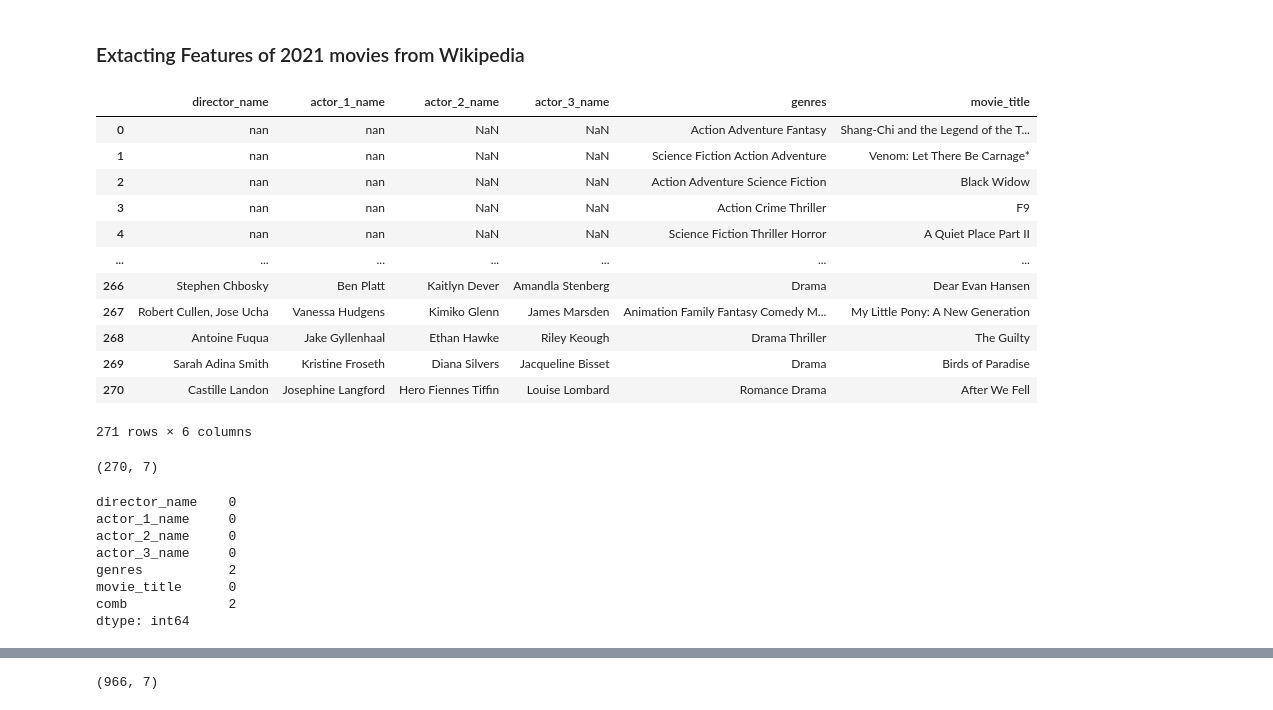
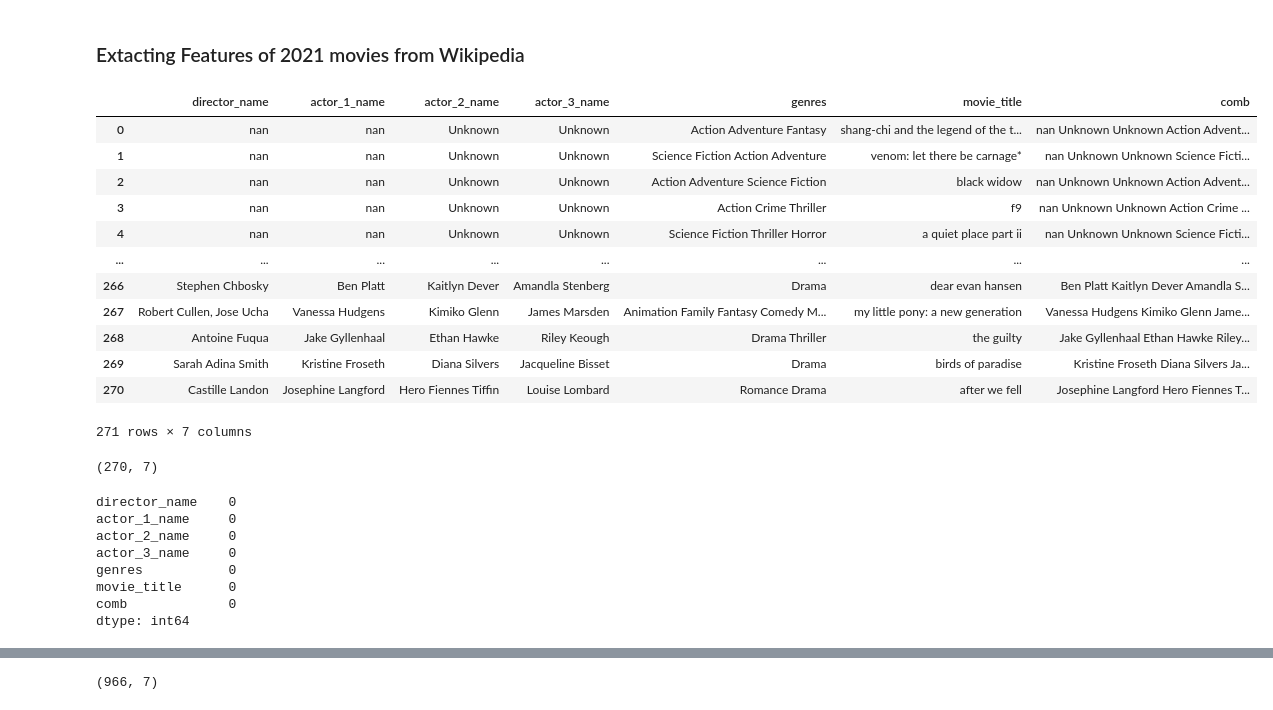
Before and after one commit to Hassi34/MovieRecommendationSystem-Flask, a Jupyter notebook: Preprocessing3.ipynb, the cells around one changed output, grey strips where cells are left out. Drawn from its saved outputs; the diff is of its cells as text; code cells hidden in the pictures.

```diff
--- a/Preprocessing3.ipynb
+++ b/Preprocessing3.ipynb
@@ -134,8 +136,8 @@ new_df18
 | 269 | David Slade | Fionn Whitehead | Will Poulter | Asim Chaudhry | Science Fiction Mystery Drama Thr... | Black Mirror: Bandersnatch |
 270 rows × 6 columns
 # %%
-for col in ['actor_2_name', 'actor_3_name']:
-    new_df18[col]  = new_df18[col].replace(np.nan, 'unknown')
+for col in ['actor_1_name', 'actor_2_name', 'actor_3_name', 'director_name', 'genres']:
+    new_df18[col] = new_df18[col].replace(np.nan, 'Unknown')
 new_df18['movie_title'] = new_df18['movie_title'].str.lower()
 # %%
 new_df18['comb'] = new_df18['actor_1_name'] + ' ' + new_df18['actor_2_name'] + ' ' + new_df18['actor_3_name'] + ' ' + new_df18['genres']
@@ -216,5 +218,9 @@ df_2019
 242 rows × 7 columns
 # %%
 new_df19 = df_2019[['director_name','actor_1_name','actor_2_name','actor_3_name','Genre','Title']].rename(columns={'Title':'movie_title', 'Genre':'genres'})
+for col in ['actor_1_name', 'actor_2_name', 'actor_3_name', 'director_name', 'genres']:
+    new_df19[col] = new_df19[col].replace(np.nan, 'Unknown')
+new_df19['movie_title'] = new_df19['movie_title'].str.lower()
+new_df19['comb'] = new_df19['actor_1_name'] + ' ' + new_df19['actor_2_name'] + ' ' + new_df19['actor_3_name'] + ' ' + new_df19['genres']
 new_df19
 # %% [output]
@@ -247,5 +253,9 @@ df_2020['actor_1_name'] = df_2020['Cast and crew'].astype(str).apply(get_actor1)
 df_2020['actor_2_name'] = df_2020['Cast and crew'].astype(str).apply(get_actor2)
 df_2020['actor_3_name'] = df_2020['Cast and crew'].astype(str).apply(get_actor3)
 new_df20 = df_2020[['director_name','actor_1_name','actor_2_name','actor_3_name','Genre','Title']].rename(columns={'Title':'movie_title', 'Genre':'genres'})
+for col in ['actor_1_name', 'actor_2_name', 'actor_3_name', 'director_name', 'genres']:
+    new_df20[col] = new_df20[col].replace(np.nan, 'Unknown')
+new_df20['movie_title'] = new_df20['movie_title'].str.lower()
+new_df20['comb'] = new_df20['actor_1_name'] + ' ' + new_df20['actor_2_name'] + ' ' + new_df20['actor_3_name'] + ' ' + new_df20['genres']
 new_df20
 # %% [output]
@@ -267,32 +277,36 @@ new_df20
 # %%
 link = "https://en.wikipedia.org/wiki/List_of_American_films_of_2021"
 df1 = pd.read_html(link, header=0)[2]
 df2 = pd.read_html(link, header=0)[3]
 df3 = pd.read_html(link, header=0)[4]
 df4 = pd.read_html(link, header=0)[5]
 df = df1.append(df2.append(df3.append(df4, ignore_index=True), ignore_index=True), ignore_index=True)
 df['Genre'] =  df['Title'].apply(get_genre)
 df_2021 =  df[['Title','Cast and crew', 'Genre']]
 df_2021['director_name'] = df_2021['Cast and crew'].astype(str).apply(get_director)
 df_2021['actor_1_name'] = df_2021['Cast and crew'].astype(str).apply(get_actor1)
 df_2021['actor_2_name'] = df_2021['Cast and crew'].astype(str).apply(get_actor2)
 df_2021['actor_3_name'] = df_2021['Cast and crew'].astype(str).apply(get_actor3)
 new_df21 = df_2021[['director_name','actor_1_name','actor_2_name','actor_3_name','Genre','Title']].rename(columns={'Title':'movie_title', 'Genre':'genres'})
+for col in ['actor_1_name', 'actor_2_name', 'actor_3_name', 'director_name', 'genres']:
+    new_df21[col] = new_df21[col].replace(np.nan, 'Unknown')
+new_df21['movie_title'] = new_df21['movie_title'].str.lower()
+new_df21['comb'] = new_df21['actor_1_name'] + ' ' + new_df21['actor_2_name'] + ' ' + new_df21['actor_3_name'] + ' ' + new_df21['genres']
 new_df21
 # %% [output]
-|  | director_name | actor_1_name | actor_2_name | actor_3_name | genres | movie_title |
-| 0 | nan | nan | NaN | NaN | Action Adventure Fantasy | Shang-Chi and the Legend of the T... |
-| 1 | nan | nan | NaN | NaN | Science Fiction Action Adventure | Venom: Let There Be Carnage* |
-| 2 | nan | nan | NaN | NaN | Action Adventure Science Fiction | Black Widow |
-| 3 | nan | nan | NaN | NaN | Action Crime Thriller | F9 |
-| 4 | nan | nan | NaN | NaN | Science Fiction Thriller Horror | A Quiet Place Part II |
-| ... | ... | ... | ... | ... | ... | ... |
-| 266 | Stephen Chbosky | Ben Platt | Kaitlyn Dever | Amandla Stenberg | Drama | Dear Evan Hansen |
-| 267 | Robert Cullen, Jose Ucha | Vanessa Hudgens | Kimiko Glenn | James Marsden | Animation Family Fantasy Comedy M... | My Little Pony: A New Generation |
-| 268 | Antoine Fuqua | Jake Gyllenhaal | Ethan Hawke | Riley Keough | Drama Thriller | The Guilty |
-| 269 | Sarah Adina Smith | Kristine Froseth | Diana Silvers | Jacqueline Bisset | Drama | Birds of Paradise |
-| 270 | Castille Landon | Josephine Langford | Hero Fiennes Tiffin | Louise Lombard | Romance Drama | After We Fell |
+|  | director_name | actor_1_name | actor_2_name | actor_3_name | genres | movie_title | comb |
+| 0 | nan | nan | Unknown | Unknown | Action Adventure Fantasy | shang-chi and the legend of the t... | nan Unknown Unknown Action Advent... |
+| 1 | nan | nan | Unknown | Unknown | Science Fiction Action Adventure | venom: let there be carnage* | nan Unknown Unknown Science Ficti... |
+| 2 | nan | nan | Unknown | Unknown | Action Adventure Science Fiction | black widow | nan Unknown Unknown Action Advent... |
+| 3 | nan | nan | Unknown | Unknown | Action Crime Thriller | f9 | nan Unknown Unknown Action Crime ... |
+| 4 | nan | nan | Unknown | Unknown | Science Fiction Thriller Horror | a quiet place part ii | nan Unknown Unknown Science Ficti... |
+| ... | ... | ... | ... | ... | ... | ... | ... |
+| 266 | Stephen Chbosky | Ben Platt | Kaitlyn Dever | Amandla Stenberg | Drama | dear evan hansen | Ben Platt Kaitlyn Dever Amandla S... |
+| 267 | Robert Cullen, Jose Ucha | Vanessa Hudgens | Kimiko Glenn | James Marsden | Animation Family Fantasy Comedy M... | my little pony: a new generation | Vanessa Hudgens Kimiko Glenn Jame... |
+| 268 | Antoine Fuqua | Jake Gyllenhaal | Ethan Hawke | Riley Keough | Drama Thriller | the guilty | Jake Gyllenhaal Ethan Hawke Riley... |
+| 269 | Sarah Adina Smith | Kristine Froseth | Diana Silvers | Jacqueline Bisset | Drama | birds of paradise | Kristine Froseth Diana Silvers Ja... |
+| 270 | Castille Landon | Josephine Langford | Hero Fiennes Tiffin | Louise Lombard | Romance Drama | after we fell | Josephine Langford Hero Fiennes T... |
-271 rows × 6 columns
+271 rows × 7 columns
 # %%
 print(new_df18.shape)
 new_df18.isna().sum()
@@ -302,9 +316,9 @@ director_name    0
 actor_1_name     0
 actor_2_name     0
 actor_3_name     0
-genres           2
+genres           0
 movie_title      0
-comb             2
+comb             0
 dtype: int64
 # %%
 print(new_df19.shape)
```
Also changed, not shown: parts of 14 cells of this notebook, 2 other files.
